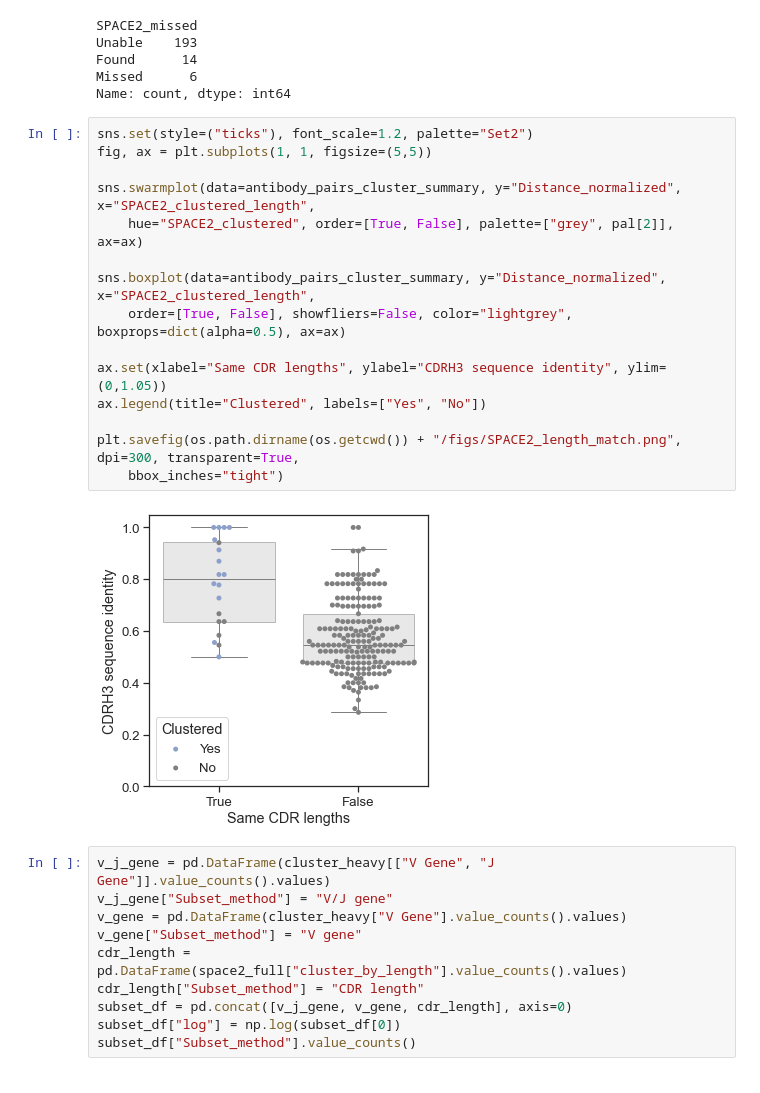
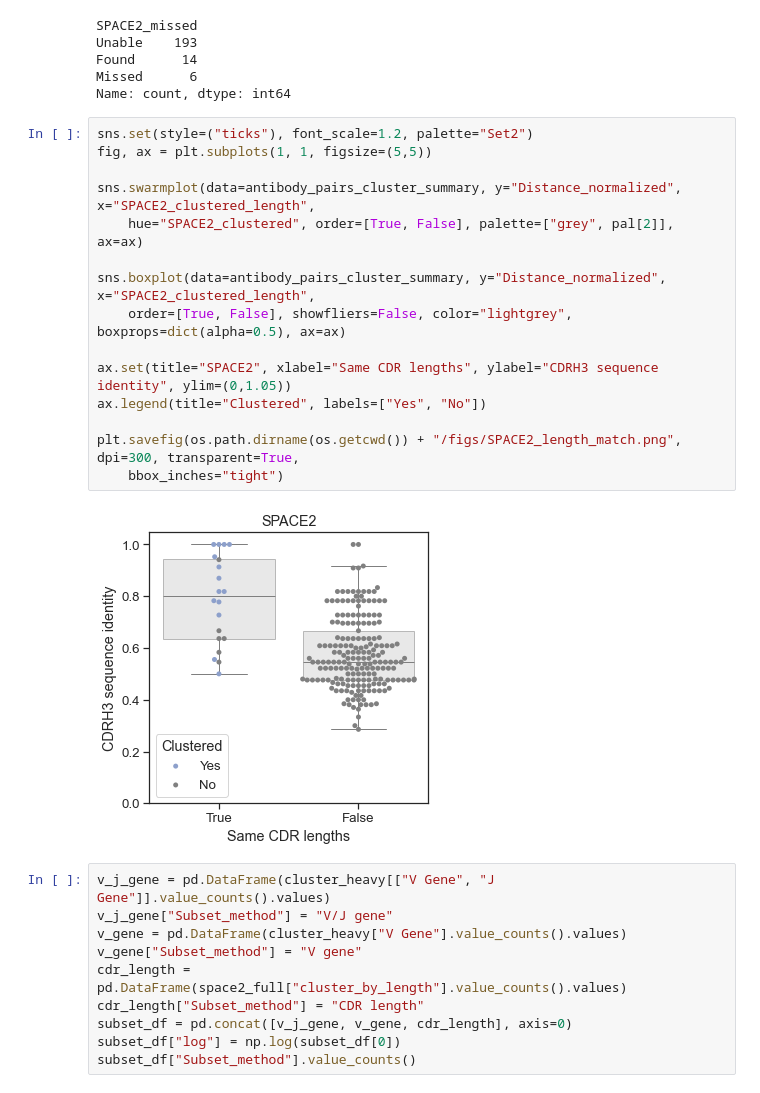
Before and after one commit to kathiwaury/clustering-comparison, a Jupyter notebook: code/06_Clustering_comparison.ipynb, the cells around one changed output. Cells and saved outputs as stored; diff of their text form.

```diff
--- a/code/06_Clustering_comparison.ipynb
+++ b/code/06_Clustering_comparison.ipynb
@@ -334,20 +334,20 @@ Name: count, dtype: int64
 # %%
 sns.set(style=("ticks"), font_scale=1.2, palette="Set2")
 fig, ax = plt.subplots(1, 1, figsize=(5,5))
 
 sns.swarmplot(data=antibody_pairs_cluster_summary, y="Distance_normalized", x="SPACE2_clustered_length",
     hue="SPACE2_clustered", order=[True, False], palette=["grey", pal[2]], ax=ax)
 
 sns.boxplot(data=antibody_pairs_cluster_summary, y="Distance_normalized", x="SPACE2_clustered_length",
     order=[True, False], showfliers=False, color="lightgrey", boxprops=dict(alpha=0.5), ax=ax)
 
-ax.set(xlabel="Same CDR lengths", ylabel="CDRH3 sequence identity", ylim=(0,1.05))
+ax.set(title="SPACE2", xlabel="Same CDR lengths", ylabel="CDRH3 sequence identity", ylim=(0,1.05))
 ax.legend(title="Clustered", labels=["Yes", "No"])
 
 plt.savefig(os.path.dirname(os.getcwd()) + "/figs/SPACE2_length_match.png", dpi=300, transparent=True,
     bbox_inches="tight")
 # %% [output]
-[figure, old version]
+[figure, new version]
 # %%
 v_j_gene = pd.DataFrame(cluster_heavy[["V Gene", "J Gene"]].value_counts().values)
 v_j_gene["Subset_method"] = "V/J gene"
```
Also changed, not shown: parts of 10 cells of this notebook, 9 other files.
